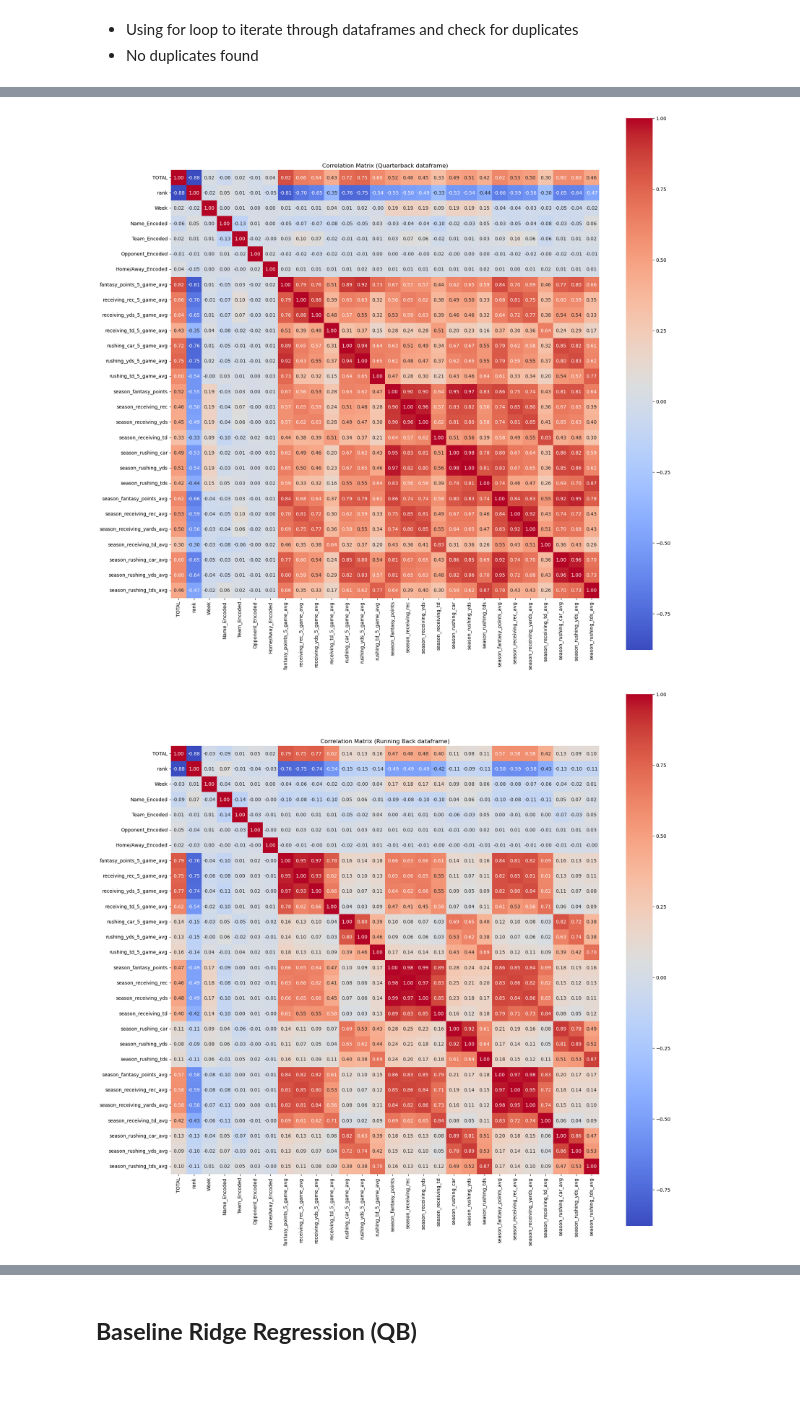
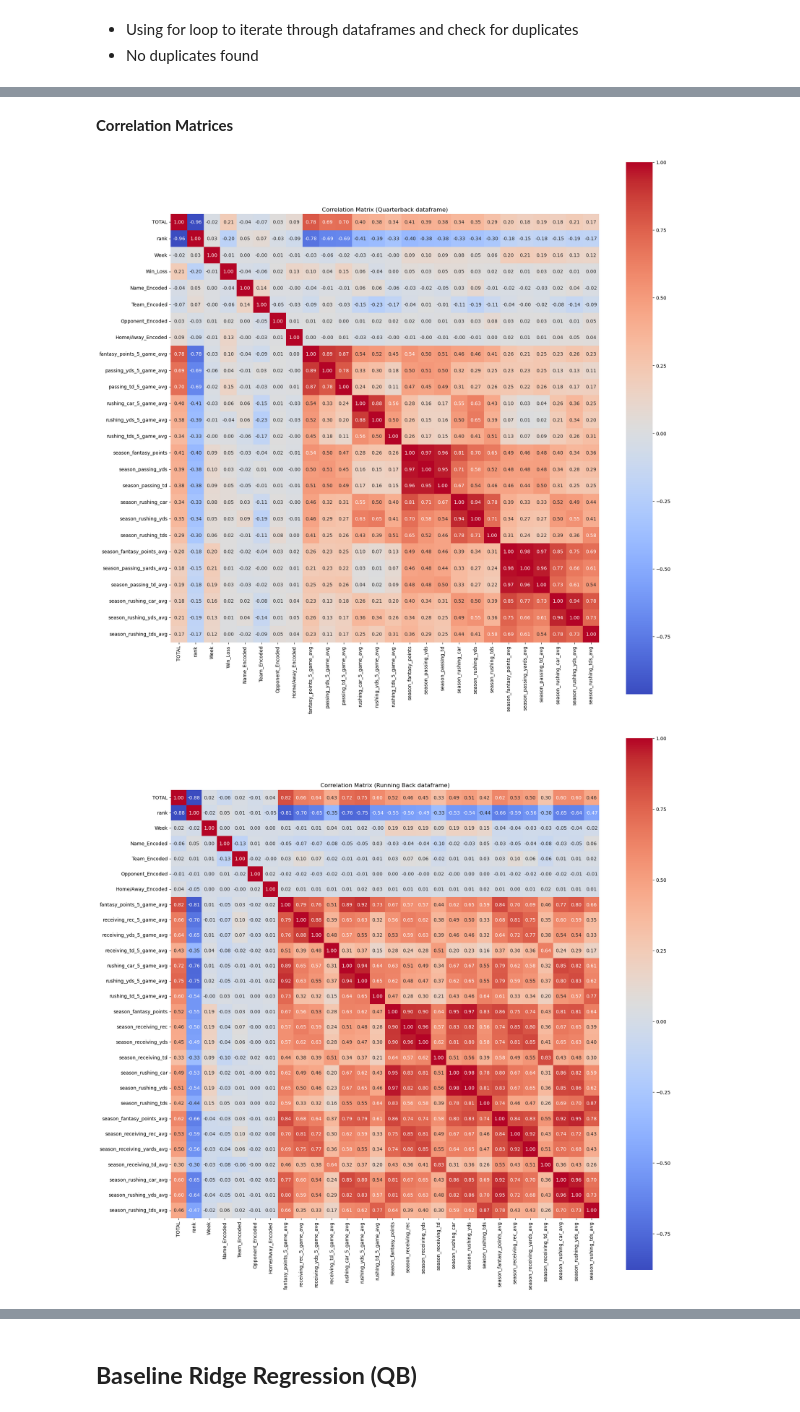
Before and after one commit to mychalortiz319/Fantasy-Forecasting, a Jupyter notebook: notebooks/FF_BaselineModeling.ipynb, the cells around one changed output, grey strips where cells are left out. Cells and saved outputs as stored; diff of their text form; code cells hidden in the pictures; blank space fills up the shorter version.

```diff
--- a/notebooks/FF_BaselineModeling.ipynb
+++ b/notebooks/FF_BaselineModeling.ipynb
@@ -137,7 +94,7 @@ JA.head(5)
 # %% [markdown]
 - Creating a dataframe to view rows where the player is Josh Allen to ensure the label encoding has ran smoothly
 # %%
-dfMList = {'rbsM': rbsM, 'wrsM': wrsM, 'tesM': tesM}
+dfMList = {'qbsM': qbsM, 'rbsM': rbsM, 'wrsM': wrsM, 'tesM': tesM}
 #creating a dictionary that maps names to dataframes
 
 for name, dfM in dfMList.items():
@@ -145,6 +102,8 @@ for name, dfM in dfMList.items():
     #sorting each dataframe by name and date
 
     dfM['fantasy_points_5_game_avg'] = dfM.groupby('PLAYER NAME')['TOTAL'].transform(lambda x: x.rolling(window=5, min_periods=1).mean())
+    dfM['passing_yds_5_game_avg'] = dfM.groupby('PLAYER NAME')['PASSING YDS'].transform(lambda x: x.rolling(window=5, min_periods=1).mean())
+    dfM['passing_td_5_game_avg'] = dfM.groupby('PLAYER NAME')['PASSING TD'].transform(lambda x: x.rolling(window=5, min_periods=1).mean())
     dfM['receiving_rec_5_game_avg'] = dfM.groupby('PLAYER NAME')['RECEIVING REC'].transform(lambda x: x.rolling(window=5, min_periods=1).mean())
     dfM['receiving_yds_5_game_avg'] = dfM.groupby('PLAYER NAME')['RECEIVING YDS'].transform(lambda x: x.rolling(window=5, min_periods=1).mean())
     dfM['receiving_td_5_game_avg'] = dfM.groupby('PLAYER NAME')['RECEIVING TD'].transform(lambda x: x.rolling(window=5, min_periods=1).mean())
@@ -154,6 +113,8 @@ for name, dfM in dfMList.items():
     #getting the 5-game rolling averages for fantasy points and other stats
 
     dfM['season_fantasy_points'] = dfM.groupby('PLAYER NAME')['TOTAL'].cumsum() - dfM['TOTAL']
+    dfM['season_passing_yds'] = dfM.groupby('PLAYER NAME')['PASSING YDS'].cumsum() - dfM['PASSING YDS']
+    dfM['season_passing_td'] = dfM.groupby('PLAYER NAME')['PASSING TD'].cumsum() - dfM['PASSING TD']
     dfM['season_receiving_rec'] = dfM.groupby('PLAYER NAME')['RECEIVING REC'].cumsum() - dfM['RECEIVING REC']
     dfM['season_receiving_yds'] = dfM.groupby('PLAYER NAME')['RECEIVING YDS'].cumsum() - dfM['RECEIVING YDS']
     dfM['season_receiving_td'] = dfM.groupby('PLAYER NAME')['RECEIVING TD'].cumsum() - dfM['RECEIVING TD']
@@ -163,6 +124,8 @@ for name, dfM in dfMList.items():
     #getting cumulative stats and subtracting the current week's stats
 
     dfM['season_fantasy_points_avg'] = dfM['season_fantasy_points'] / (dfM.groupby('PLAYER NAME').cumcount() + 1)
+    dfM['season_passing_yards_avg'] = dfM['season_passing_yds'] / (dfM.groupby('PLAYER NAME').cumcount() + 1)
+    dfM['season_passing_td_avg'] = dfM['season_passing_td'] / (dfM.groupby('PLAYER NAME').cumcount() + 1)
     dfM['season_receiving_rec_avg'] = dfM['season_receiving_rec'] / (dfM.groupby('PLAYER NAME').cumcount() + 1)
     dfM['season_receiving_yards_avg'] = dfM['season_receiving_yds'] / (dfM.groupby('PLAYER NAME').cumcount() + 1)
     dfM['season_receiving_td_avg'] = dfM['season_receiving_td'] / (dfM.groupby('PLAYER NAME').cumcount() + 1)
@@ -179,6 +142,7 @@ for name, dfM in dfMList.items():
     dfMList[name] = dfM
     #ensuring that the dictionary always holds the most updated version of each dataframe during the loop
 
+qbsM = dfMList['qbsM']
 rbsM = dfMList['rbsM']
 wrsM = dfMList['wrsM']
 tesM = dfMList['tesM']
@@ -289,0 +210,22 @@ for name, dfM in dfList.items():
+# %%
+dfMList = { 'qbsM': qbsM, 'rbsM': rbsM, 'wrsM': wrsM, 'tesM': tesM}
+#creating a dictionary that maps names to dataframes
+
+dfNames = ['Quarterback', 'Running Back', 'Wide Receiver', 'Tight End']
+#creating list for position names
+#doing this allows me to use the position name for the title of each heatmap
+#using 'name' within dfList would display 'qbsM dataframe'
+
+for i, (name, dfM) in enumerate(dfMList.items()):
+    average_points_by_week = dfM.groupby('Week')['season_fantasy_points_avg'].mean()
+    #grouping by 'week' to calculate the average season_fantasy_points_avg
+
+    plt.figure(figsize=(10, 6))
+    plt.plot(average_points_by_week.index, average_points_by_week.values, marker='o', linestyle='-', linewidth=2, color='orange')
+    plt.title(f'Average Fantasy Points by Week ({dfNames[i]} dataframe)', fontsize=16)
+    plt.xlabel('Week', fontsize=14)
+    plt.ylabel('Average Season Fantasy Points', fontsize=14)
+    plt.xticks(range(1, len(average_points_by_week) + 1))
+    plt.grid(True, linestyle='--', alpha=0.6)
+    plt.show()
+    #plotting
@@ -290,18 +242,23 @@ for name, dfM in dfList.items():
+# %% [markdown]
+**Correlation Matrices**
 # %%
+dfMList = { 'qbsM': qbsM, 'rbsM': rbsM, 'wrsM': wrsM, 'tesM': tesM}
+#creating a dictionary that maps names to dataframes
+
 dfNames = ['Quarterback', 'Running Back', 'Wide Receiver', 'Tight End']
 #creating list for position names
 #doing this allows me to use the position name for the title of each heatmap
 #using 'name' within dfList would display 'qbsM dataframe'
 
 for i, (name, dfM) in enumerate(dfMList.items()):
     dfC = dfM.select_dtypes(include='number').drop(columns=['did_not_play'])
 
     correlation_matrix = dfC.corr()
 
     plt.figure(figsize=(20, 20))
     plt.title(f'Correlation Matrix ({dfNames[i]} dataframe)')
     sns.heatmap(correlation_matrix, annot=True, fmt=".2f", cmap="coolwarm", square=True)
     plt.show()
 # %% [output]
-[figure, old version]
+[figure, new version]
-[figure, old version]
+[figure, new version]
```
Also changed, not shown: parts of 72 cells of this notebook, 1 other file.
